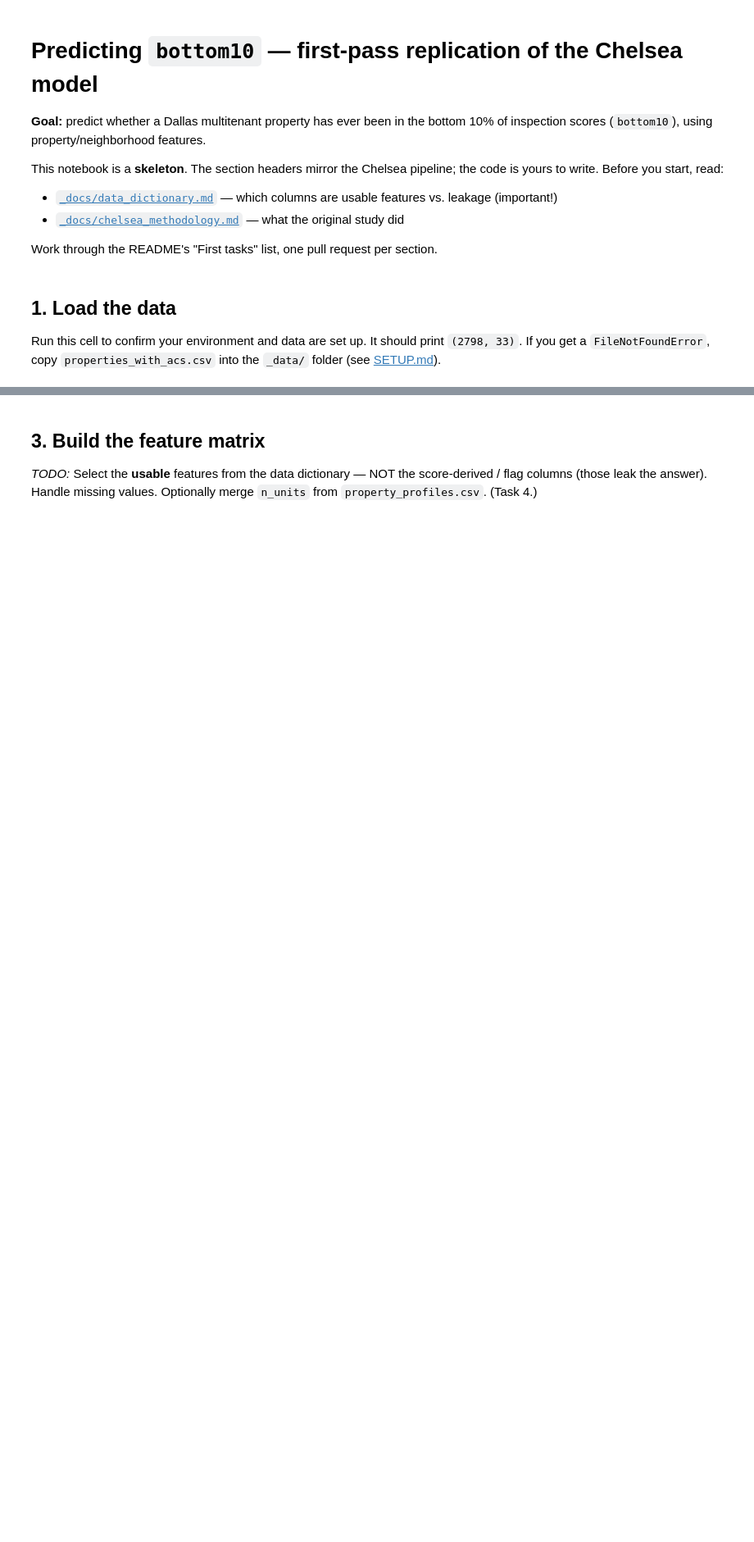
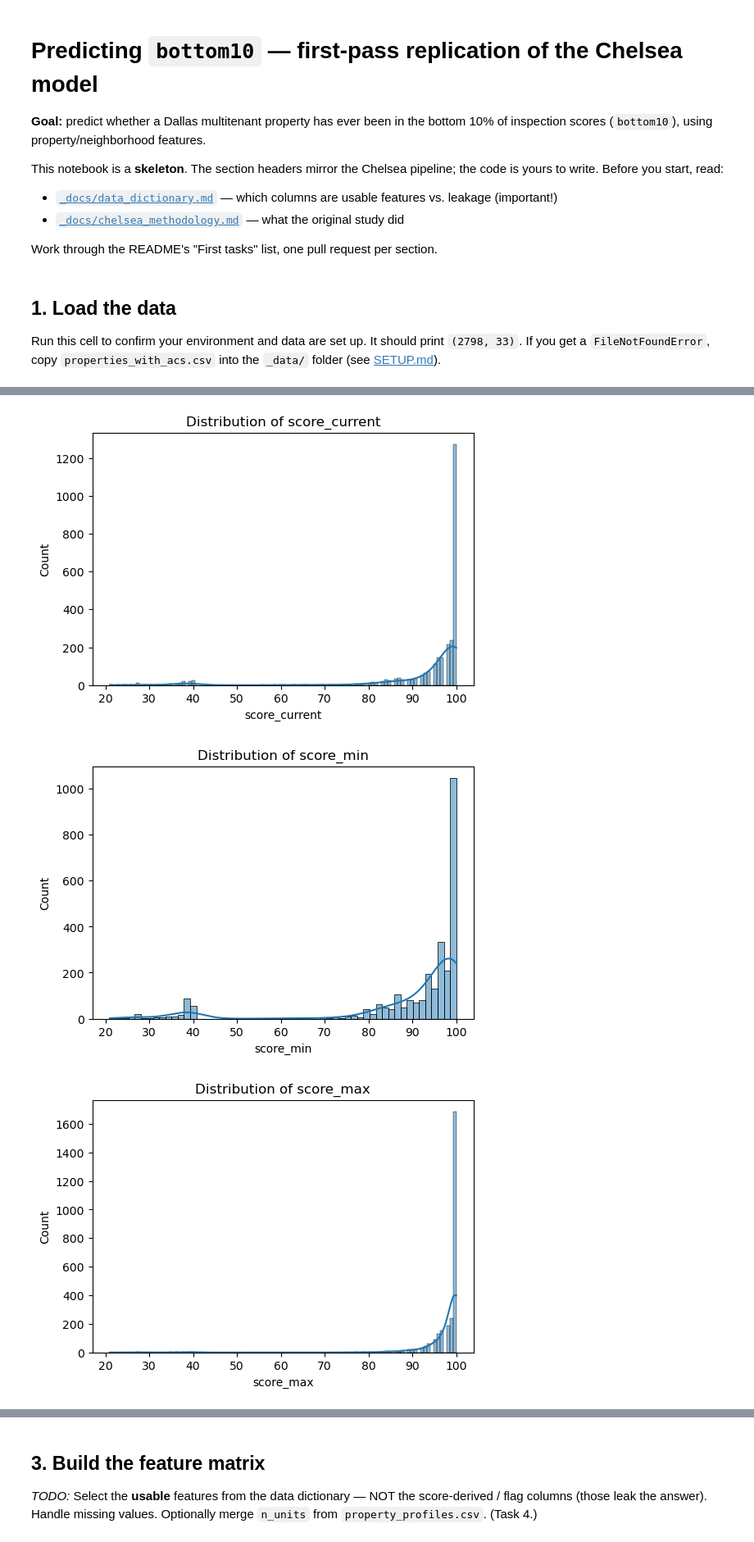
Before and after one commit to childpovertyactionlab/multitenant-inspection-prediction, a Jupyter notebook: _code/01_replicate_bottom10.ipynb, the cells around one changed output, grey strips where cells are left out. Shown at 82% size. Saved outputs shown, nothing was run; the diff lists cells and outputs as text; code cells hidden in the pictures; blank space fills up the shorter version.

```diff
--- a/_code/01_replicate_bottom10.ipynb
+++ b/_code/01_replicate_bottom10.ipynb
@@ -24,0 +65,38 @@ _TODO:_ What share of properties are `bottom10`? Plot distributions of the candi
+# %%
+##distribution plot
+##plot
+df.columns
+candidate_features = [
+    'score_current',
+    'score_min',
+    'score_max',
+    'score_mean',
+    'n_inspections',
+    'n_bottom10',
+    'life_hazard',
+    'score_range',
+    'chronic',
+    'pct_poverty',
+    'pct_renter',
+    'pct_hispanic',
+    'pct_nh_black',
+    'pct_nh_white',
+    'pct_nh_asian',
+    'pct_foreign_born',
+    'pct_rent_burden_30',
+    'pct_rent_burden_35'
+]
+import matplotlib.pyplot as plt
+import seaborn as sns
+
+for col in candidate_features:
+    plt.figure(figsize=(6,4))
+    sns.histplot(df[col], kde=True)
+    plt.title(f'Distribution of {col}')
+    plt.xlabel(col)
+    plt.ylabel("Count")
+    plt.show()
+# %% [output]
+[figure, added]
+[figure, added]
+[figure, added]
```
Also changed, not shown: parts of 4 cells of this notebook.
